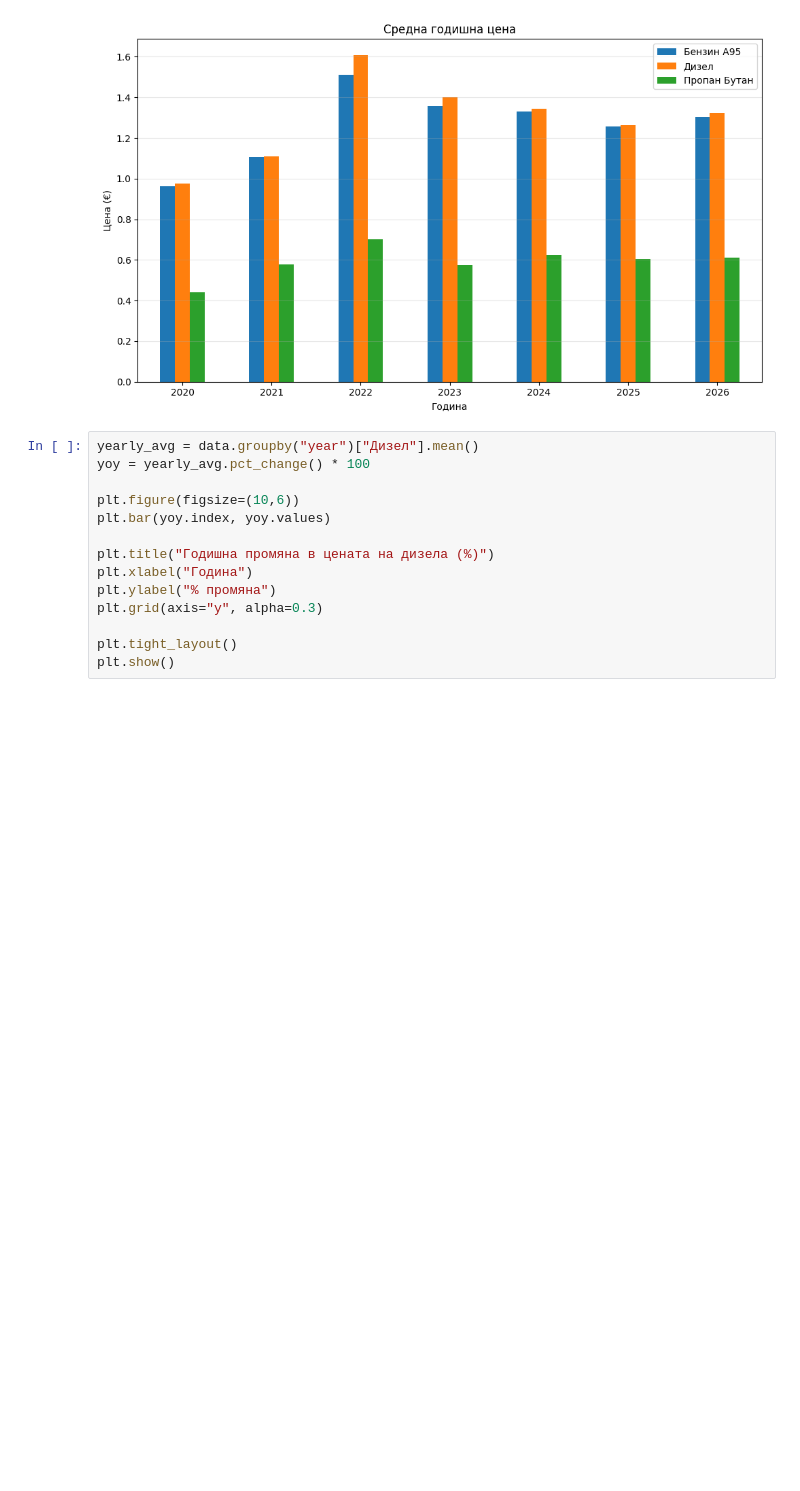
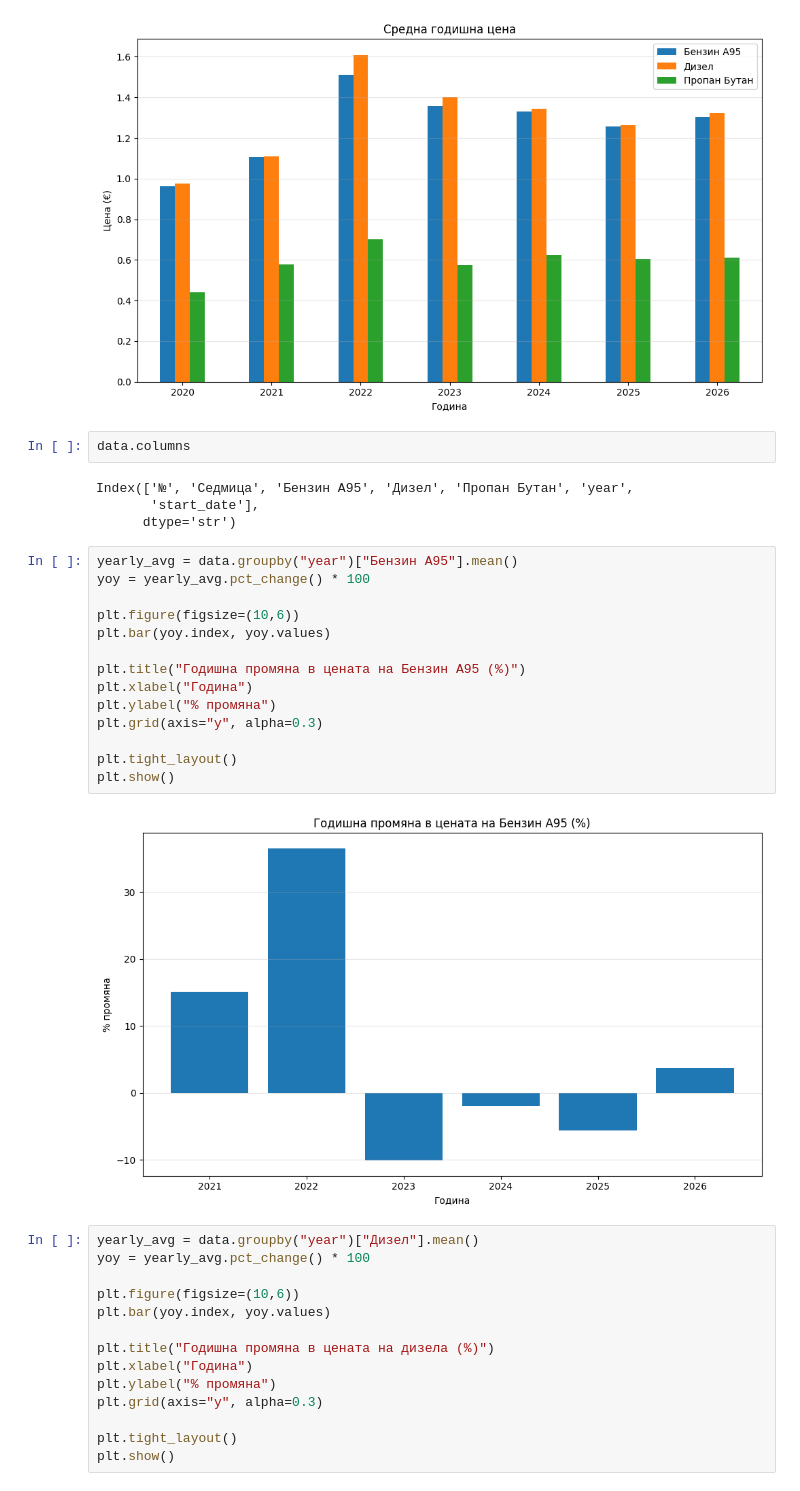
Before and after one commit to plamensve/fuel_sales, a Jupyter notebook: notebooks/eda.ipynb, the cells around one changed output. Saved outputs shown, nothing was run; the diff lists cells and outputs as text; blank space fills up the shorter version.

```diff
--- a/notebooks/eda.ipynb
+++ b/notebooks/eda.ipynb
@@ -168,6 +205,28 @@ plt.tight_layout()
 plt.show()
 # %% [output]
 [figure]
+# %%
+data.columns
+# %% [output]
+Index(['№', 'Седмица', 'Бензин A95', 'Дизел', 'Пропан Бутан', 'year',
+       'start_date'],
+      dtype='str')
+# %%
+yearly_avg = data.groupby("year")["Бензин A95"].mean()
+yoy = yearly_avg.pct_change() * 100
+
+plt.figure(figsize=(10,6))
+plt.bar(yoy.index, yoy.values)
+
+plt.title("Годишна промяна в цената на Бензин А95 (%)")
+plt.xlabel("Година")
+plt.ylabel("% промяна")
+plt.grid(axis="y", alpha=0.3)
+
+plt.tight_layout()
+plt.show()
+# %% [output]
+[figure, added]
 # %%
 yearly_avg = data.groupby("year")["Дизел"].mean()
 yoy = yearly_avg.pct_change() * 100
```
Also changed, not shown: parts of 12 cells of this notebook, 1 other file.
